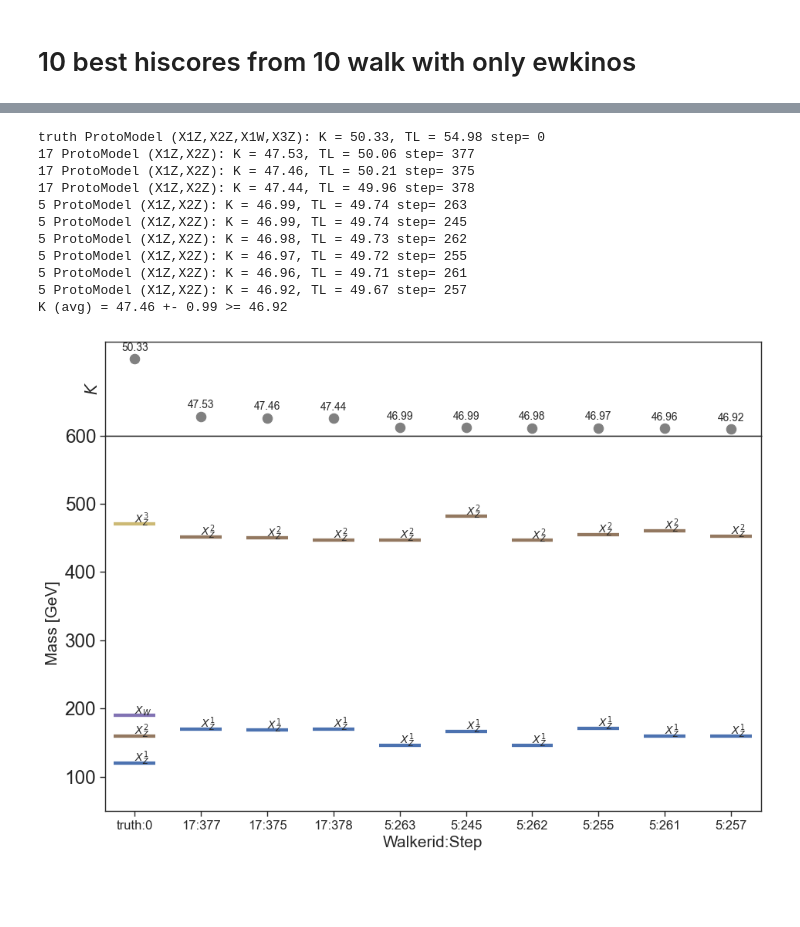
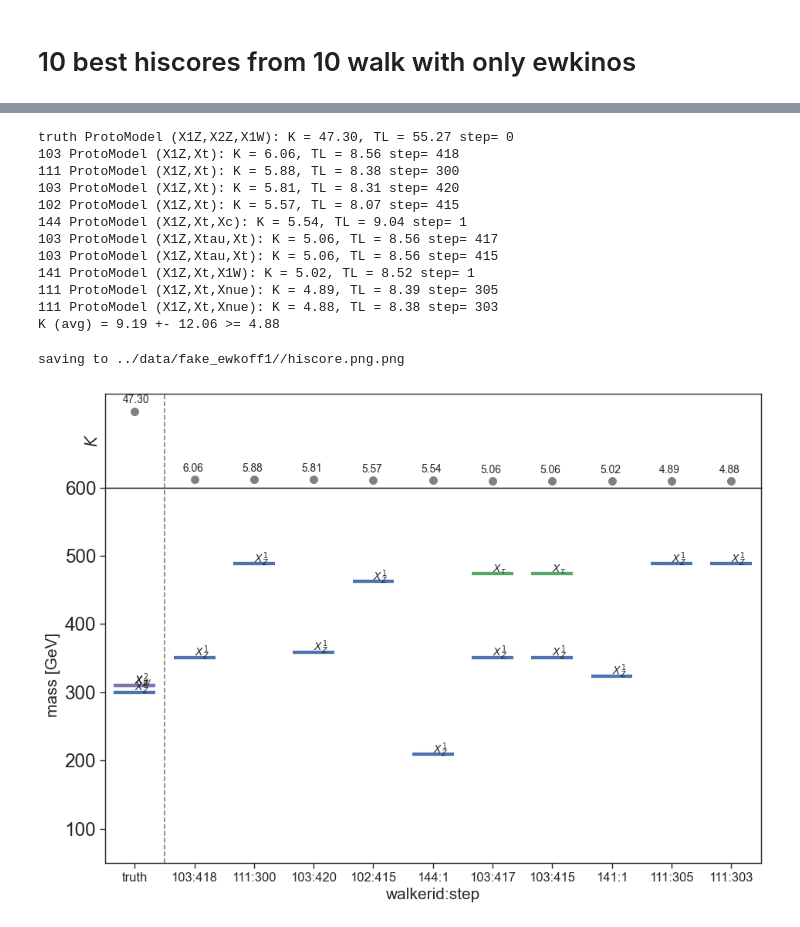
Before and after one commit to SModelS/protomodels, a Jupyter notebook: notebooks/wwHiscores.ipynb, the cells around one changed output, grey strips where cells are left out. Saved outputs shown, nothing was run; the diff lists cells and outputs as text; code cells hidden in the pictures; blank space fills up the shorter version.

Commit message:
plots working now

```diff
--- a/notebooks/wwHiscores.ipynb
+++ b/notebooks/wwHiscores.ipynb
@@ -90,7 +91,7 @@ for fname in log_file:
         tmp = [fromDict(pDict) for pDict in tList[:]]
         pList += tmp
 p = sorted(pList, key = lambda p: p.K, reverse=True)
-p=p[:9]
+p=p[:10]
 #protomodelsDict[run] = p
 p = [ fromDict ( pTrue ) ] + p
 # %%
@@ -106,17 +107,18 @@ Kstd = Karr.std()
 Kmin = min ( Karr )
 print( f'K (avg) = {Kavg:1.2f} +- {Kstd:1.2f} >= {Kmin:1.2f}' )
 # %% [output]
-truth ProtoModel (X1Z,X2Z,X1W,X3Z): K = 50.33, TL = 54.98 step= 0
-17 ProtoModel (X1Z,X2Z): K = 47.53, TL = 50.06 step= 377
-17 ProtoModel (X1Z,X2Z): K = 47.46, TL = 50.21 step= 375
-17 ProtoModel (X1Z,X2Z): K = 47.44, TL = 49.96 step= 378
-5 ProtoModel (X1Z,X2Z): K = 46.99, TL = 49.74 step= 263
-5 ProtoModel (X1Z,X2Z): K = 46.99, TL = 49.74 step= 245
-5 ProtoModel (X1Z,X2Z): K = 46.98, TL = 49.73 step= 262
-5 ProtoModel (X1Z,X2Z): K = 46.97, TL = 49.72 step= 255
-5 ProtoModel (X1Z,X2Z): K = 46.96, TL = 49.71 step= 261
-5 ProtoModel (X1Z,X2Z): K = 46.92, TL = 49.67 step= 257
-K (avg) = 47.46 +- 0.99 >= 46.92
+truth ProtoModel (X1Z,X2Z,X1W): K = 47.30, TL = 55.27 step= 0
+103 ProtoModel (X1Z,Xt): K = 6.06, TL = 8.56 step= 418
+111 ProtoModel (X1Z,Xt): K = 5.88, TL = 8.38 step= 300
+103 ProtoModel (X1Z,Xt): K = 5.81, TL = 8.31 step= 420
+102 ProtoModel (X1Z,Xt): K = 5.57, TL = 8.07 step= 415
+144 ProtoModel (X1Z,Xt,Xc): K = 5.54, TL = 9.04 step= 1
+103 ProtoModel (X1Z,Xtau,Xt): K = 5.06, TL = 8.56 step= 417
+103 ProtoModel (X1Z,Xtau,Xt): K = 5.06, TL = 8.56 step= 415
+141 ProtoModel (X1Z,Xt,X1W): K = 5.02, TL = 8.52 step= 1
+111 ProtoModel (X1Z,Xt,Xnue): K = 4.89, TL = 8.39 step= 305
+111 ProtoModel (X1Z,Xt,Xnue): K = 4.88, TL = 8.38 step= 303
+K (avg) = 9.19 +- 12.06 >= 4.88
 # %%
 #Get all particles which appears in all models:
 particles = []
@@ -134,6 +136,7 @@ analyses = sorted(list(set(analyses)))
 
 #Build useful dataset:
 walkerid_values = np.array([f"{proto.walkerid}:{proto.step}" for proto in p])
+walkerid_values[0]="truth"
 nparticles = np.array([len(proto.unFrozenParticles()) for proto in p])
 Kvalues = np.array([proto.K if (proto.K and proto.K > 0) else 0.0 for proto in p])
 TLvalues = np.array([proto.TL if (proto.TL and proto.TL > 0) else 0.0 for proto in p])
@@ -157,6 +160,10 @@ def standardizeK ( K, offset : float = 0. ):
     return ( K - Kmin ) / Kstd * 2.5 + offset
 
 standardizedKs = list ( standardizeK ( df["K"] ) )
+# %%
+t_ymin, t_ymax = min(standardizedKs)-.8,max(standardizedKs)+2.2
+# %%
+ymin, ymax = 50., 600
 # %%
 f, axarr = plt.subplots(2,sharex=True, gridspec_kw = {'height_ratios':[1, 4]},figsize=(10,8))
 plt.subplots_adjust(left=0.12, bottom=0.12, right=0.97, top=None, wspace=None, hspace=0)
@@ -165,41 +172,45 @@ nsteps = 10
 
 pids = sorted(list(masses.keys()))
 
-axarr[0].scatter(df['walkerid'],standardizedKs,s=80,c='gray')
+axarr[0].scatter(df['walkerid'],standardizedKs,s=50,c='gray')
 #axarr[0].scatter(df['walkerid'],df['TL'],s=80,c='black')
 axarr[0].set_ylabel(r'$K$', fontsize=15)
-axarr[0].set_ylim(min(standardizedKs)-.8,max(standardizedKs)+2.1)
+axarr[0].set_ylim( t_ymin, t_ymax )
 axarr[0].set_yticks([])
+
 for i,row in df.iterrows():
     index = np.where(walkerid_values == row['walkerid'])[0][0]
     #print(index)
     if row['K'] == max(df['K']):
         #axarr[0].annotate(r'$\mathbf{%1.2f}$' %row['K'],(index-0.2,row['K']-Kmin+0.5),
         #                  fontsize=10)
         axarr[0].annotate(rf'{row["K"]:1.2f}',(index-.2, standardizeK ( row["K"], 1)),fontsize=10)
     else:
         axarr[0].annotate(rf'{row["K"]:1.2f}',(index-.2, standardizeK (row['K'], 1)),fontsize=10)
         #axarr[0].annotate(r'$%1.2f$' %row['TL'],(index-0.2,row['TL']+0.5),fontsize=10)
 
 
 for pid in pids:
     data = df
     sns.scatterplot(x=data['walkerid'],y=data[pid], size=1000,sizes=(1500,1500),marker='_',
                     label=r'$%s$' %(particleLabels[pid]), legend=False,
                     c=[colorDict[pid]],ax=axarr[1])
     index = [np.where(walkerid_values == d['walkerid'])[0][0] for j,d in data.iterrows()]
     for i,m in enumerate(masses[pid]):
         if m < 0: continue
         #print(particleLabels[pid])
         axarr[1].annotate(r'$%s$' %(particleLabels[pid]),(index[i],m+2),fontsize=10)
-axarr[1].set_ylim(50.,600.0)
-axarr[1].set_xlabel('Walkerid:Step', fontsize=15)
-axarr[1].set_ylabel('Mass [GeV]', fontsize=15)
+axarr[1].set_ylim(ymin,ymax)
+axarr[1].set_xlabel('walkerid:step', fontsize=15)
+axarr[1].set_ylabel('mass [GeV]', fontsize=15)
 axarr[1].set_xticks(sorted(df['walkerid'].tolist()), labels =sorted(df['walkerid'].tolist()),  fontsize=12)
 #plt.savefig('highScore_massesv1.pdf')
 #axarr[1].text(-0.7,300,'truth',fontsize=15,horizontalalignment='center')
-#axarr[1].vlines(x=0,ymin=0,ymax=600,linestyle='--',color='gray')
-
+axarr[1].vlines(x=.5,ymin=ymin,ymax=ymax,linestyle='--',color='gray')
+axarr[0].vlines(x=.5,ymin=t_ymin,ymax=t_ymax,linestyle='--',color='gray')
+print ( f"saving to {outfile}.png" )
+plt.savefig ( f"{outfile}.png" )
 plt.show()
 # %% [output]
+saving to ../data/fake_ewkoff1//hiscore.png.png
-[figure, old version]
+[figure, new version]
```
Also changed, not shown: parts of 5 cells of this notebook.
